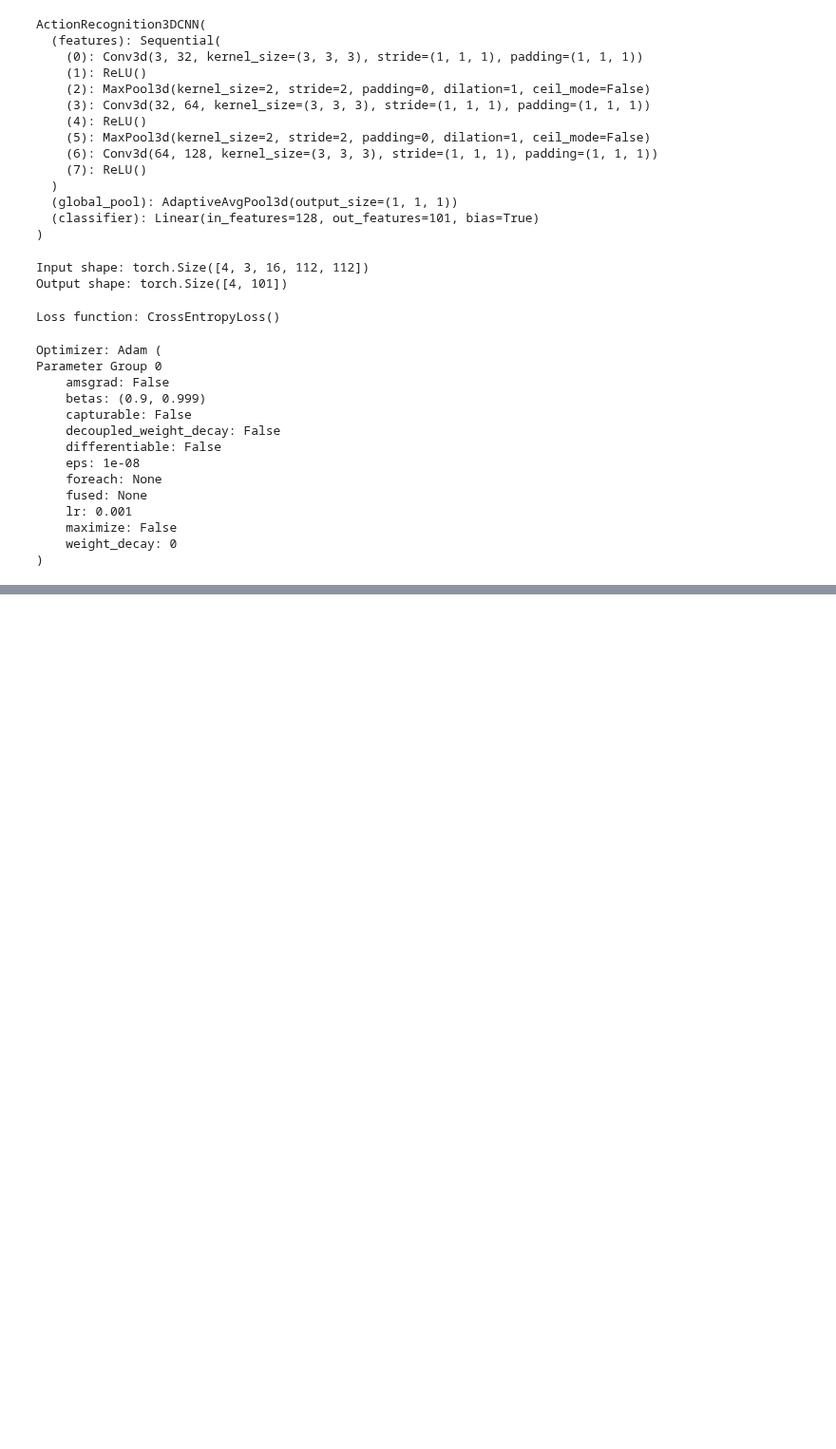
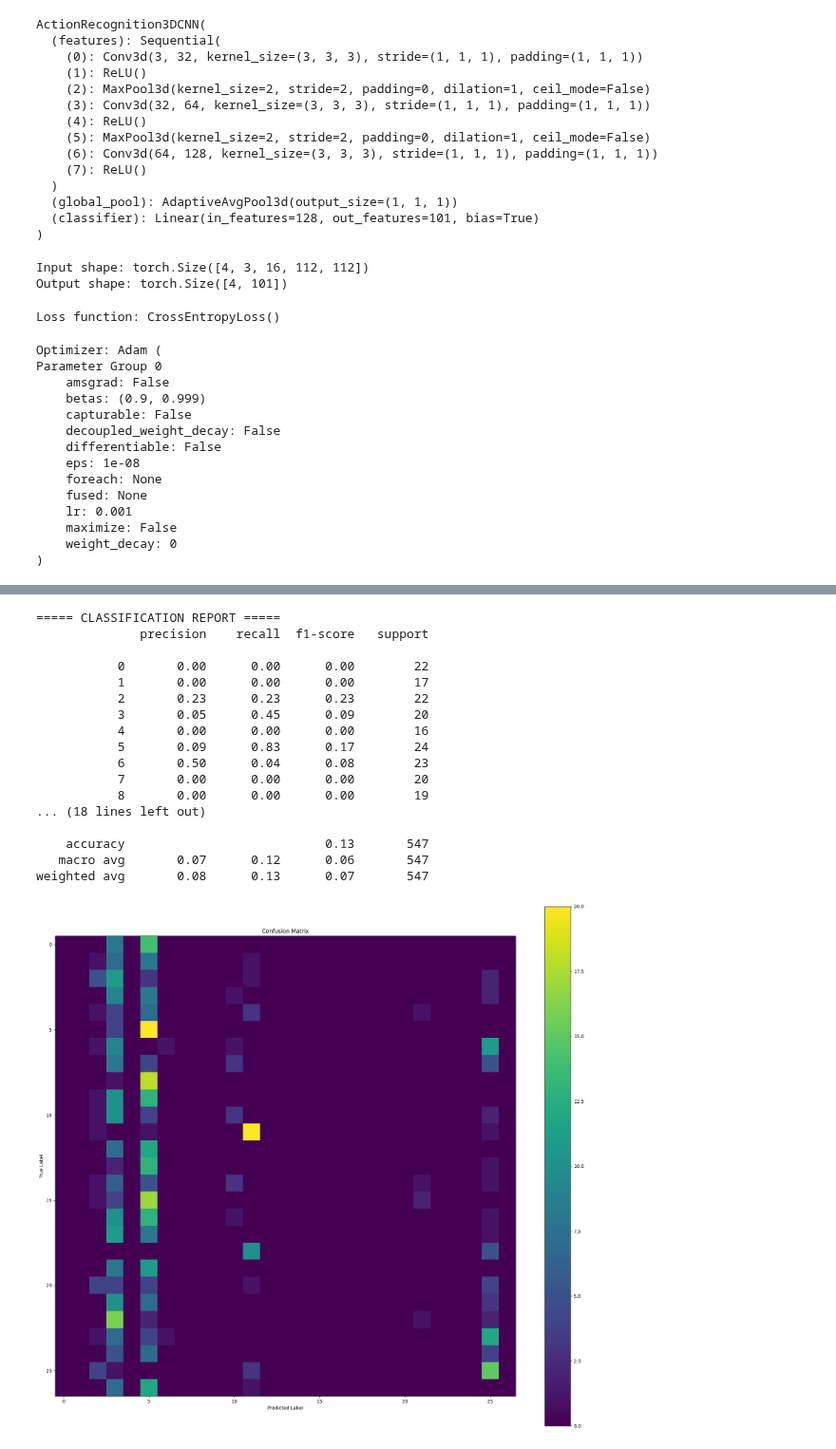
Before and after one commit to JEEVAA0107/Action-Recognition, a Jupyter notebook: Action_Recognition.ipynb, the cells around one changed output, grey strips where cells are left out. Shown at 95% size. Cells and saved outputs as stored; diff of their text form; code cells hidden in the pictures; blank space fills up the shorter version.

Commit message:
tarining data complted

```diff
--- a/Action_Recognition.ipynb
+++ b/Action_Recognition.ipynb
@@ -255,7 +240,7 @@ HighJump
 # %%
 import os
 
-dataset_path = "ucf101_dataset/UCF-101"
+dataset_path = "data/UCF101/UCF-101"
 
 selected_class = None
 selected_video = None
@@ -267,7 +252,7 @@ for class_name in sorted(os.listdir(dataset_path)):
         continue
 
     for file_name in sorted(os.listdir(class_path)):
-        if file_name.lower().endswith((".avi", ".mp4", ".mov")):
+        if file_name.lower().endswith(tuple([".avi", ".mp4", ".mov"])):
             selected_class = class_name
             selected_video = os.path.join(class_path, file_name)
             break
@@ -511,7 +496,7 @@ Tensor device: cpu
 # %%
 import os
 
-dataset_path = "ucf101_dataset/UCF-101"
+dataset_path = "data/UCF101/UCF-101"
 
 class_names = sorted([
     folder
@@ -1066,0 +1213,65 @@ Epoch [1/1] Loss: 4.6089 Accuracy: 0.00%
+# %%
+from sklearn.metrics import confusion_matrix, classification_report
+import numpy as np
+import matplotlib.pyplot as plt
+
+model.eval()
+
+all_predictions = []
+all_labels = []
+
+with torch.no_grad():
+    for videos, labels in test_loader:
+        videos = videos.to(device)
+        labels = labels.to(device)
+
+        outputs = model(videos)
+        predictions = outputs.argmax(dim=1)
+
+        all_predictions.extend(predictions.cpu().numpy())
+        all_labels.extend(labels.cpu().numpy())
+
+# Class names
+class_names = getattr(test_loader.dataset, "classes", None)
+
+# Classification report
+print("===== CLASSIFICATION REPORT =====")
+print(
+    classification_report(
+        all_labels,
+        all_predictions,
+        target_names=class_names,
+        zero_division=0
+    )
+)
+
+# Confusion Matrix
+cm = confusion_matrix(all_labels, all_predictions)
+
+plt.figure(figsize=(18, 16))
+plt.imshow(cm, interpolation="nearest")
+plt.title("Confusion Matrix")
+plt.xlabel("Predicted Label")
+plt.ylabel("True Label")
+plt.colorbar()
+plt.tight_layout()
+plt.show()
+# %% [output]
+===== CLASSIFICATION REPORT =====
+              precision    recall  f1-score   support
+
+           0       0.00      0.00      0.00        22
+           1       0.00      0.00      0.00        17
+           2       0.23      0.23      0.23        22
+           3       0.05      0.45      0.09        20
+           4       0.00      0.00      0.00        16
+           5       0.09      0.83      0.17        24
+           6       0.50      0.04      0.08        23
+           7       0.00      0.00      0.00        20
+           8       0.00      0.00      0.00        19
+... (18 lines left out)
+
+    accuracy                           0.13       547
+   macro avg       0.07      0.12      0.06       547
+weighted avg       0.08      0.13      0.07       547
+[figure, added]
```
Also changed, not shown: parts of 30 cells of this notebook.
